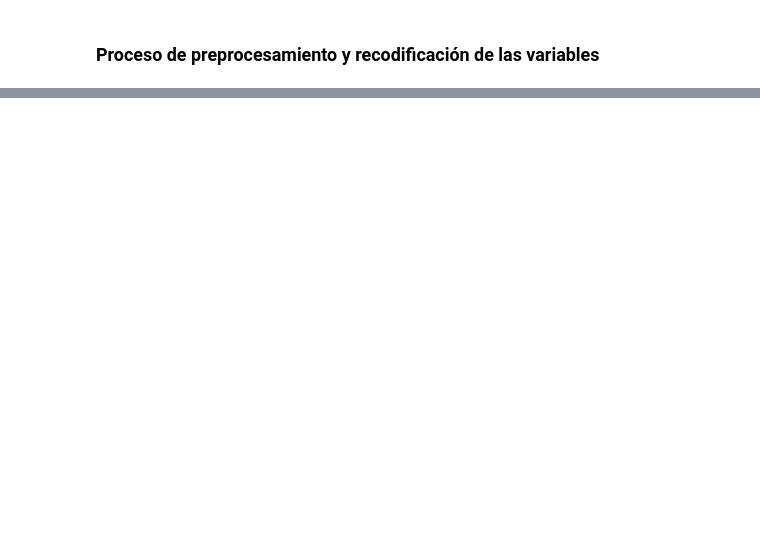
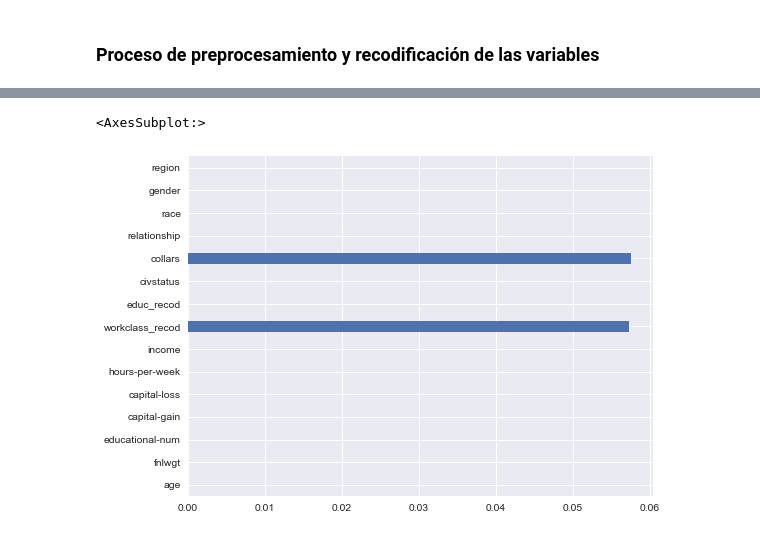
Before and after one commit to antosource/CursoDataScience, a Jupyter notebook: FundamentosDataScience/PruebaSalida/Hito2/Determinantes_del_ingreso.ipynb, the cells around one changed output, grey strips where cells are left out. Saved outputs shown, nothing was run; the diff lists cells and outputs as text; code cells hidden in the pictures; blank space fills up the shorter version.

```diff
--- a/FundamentosDataScience/PruebaSalida/Hito2/Determinantes_del_ingreso.ipynb
+++ b/FundamentosDataScience/PruebaSalida/Hito2/Determinantes_del_ingreso.ipynb
@@ -22,15 +22,17 @@ from sklearn.model_selection import train_test_split
 from sklearn.preprocessing import StandardScaler
 from sklearn.metrics import roc_curve, classification_report
 
-from calidad_datos import calidad_datos
-from graficos import cross_plot
+
+from calidad_datos import calidad_datos as cal
+import funciones as fun
+from graficos import *
 
 import warnings
 warnings.filterwarnings('ignore')
 
 plt.style.use('seaborn') # Gráficos estilo seaborn
-plt.rcParams["figure.figsize"] = (5, 3) # Tamaño gráficos (8, 6)
-plt.rcParams["figure.dpi"] = 100 # resolución gráficos 70
+plt.rcParams["figure.figsize"] = (8,6) # Tamaño gráficos (5, 3)
+plt.rcParams["figure.dpi"] = 75 # resolución gráficos 100
 # %%
 df = pd.read_csv('income-db.csv') #, index_col=0)
 print(df.shape)
@@ -68,2 +67,17 @@ df.describe().round(2)
 # %% [markdown]
 ### Proceso de preprocesamiento y recodificación de las variables
+# %%
+# Reemplazo caracteres anómalos a nan
+df['occupation'] = df['occupation'].replace('?', np.nan)
+df['workclass'] = df['workclass'].replace('?', np.nan)
+df.occupation.value_counts()
+
+#Reemplazo y agrupación por diccionario
+df['occupation'] = df['occupation'].replace(fun.occupation)
+df['workclass'] = df['workclass'].replace(fun.workclass)
+df['education'] = df['education'].replace(fun.education)
+df['marital-status'] = df['marital-status'].replace(fun.marital)
+df['native-country'] = df['native-country'].replace(fun.native_country)
+
+# Renombrar columnas
+df.rename(columns=fun.rename, inplace=True)
@@ -69,0 +87,6 @@ df.describe().round(2)
+# %%
+# Recodificacion de variable objetivo
+df['income'] = df['income'].replace(['<=50K', '>50K'], [0, 1]) # con 0 cuando es <=50K
+
+#Generacion de .csv procesado
+df.to_csv('income_ready.csv', index=False)
@@ -69,0 +115,5 @@ df.describe().round(2)
+# %%
+cal(df)['porc_nulos'].plot(kind='barh')
+# %% [output]
+<AxesSubplot:>
+[figure, added]
```
Also changed, not shown: parts of 18 cells of this notebook, 3 other files.
